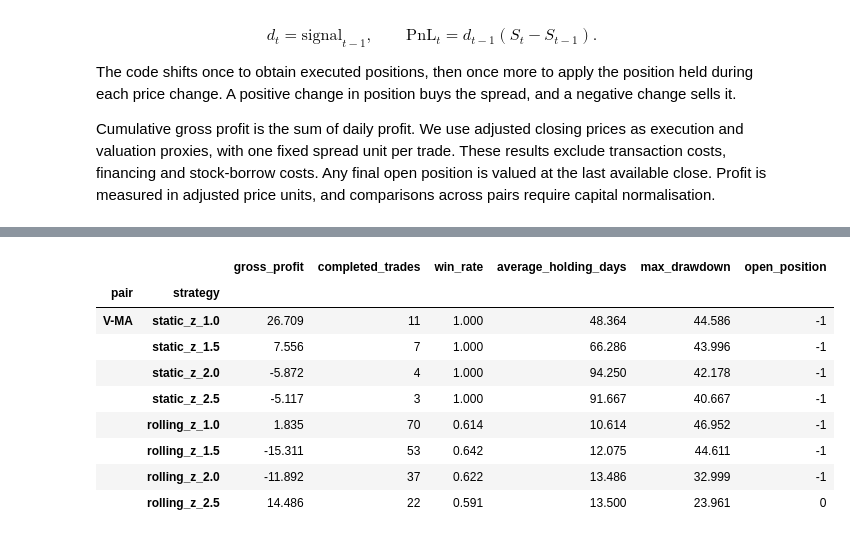
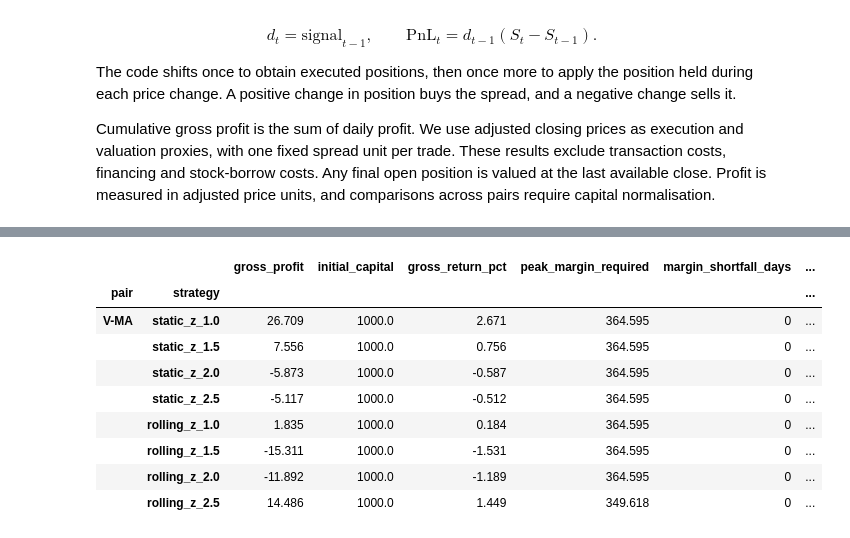
Before and after one commit to zezart05/autumn2026-tic, a Jupyter notebook: Static beta configuration.ipynb, the cells around one changed output, grey strips where cells are left out. Cells and saved outputs as stored; diff of their text form; code cells hidden in the pictures.

Commit message:
Revised profitability

```diff
--- a/Static beta configuration.ipynb
+++ b/Static beta configuration.ipynb
@@ -575,11 +575,3 @@ for pair, signals in trading_signals.items():
     trade_orders[pair] = orders
     daily_pnl[pair] = pnl
     cumulative_pnl[pair] = pnl.cumsum()
-
-    cumulative_pnl[pair].plot(
-        figsize=(14, 5), title=f"{pair[0]}-{pair[1]}: cumulative gross profit"
-    )
-    plt.ylabel("Gross profit per spread unit")
-    plt.xlabel("Date")
-    plt.axhline(0, color="grey", linestyle="--")
-    plt.show()
@@ -596,10 +592,21 @@ All profits and drawdowns are per spread unit. Compare thresholds within each pa
 # %%
+# Hypothetical account funding and margin assumptions, per strategy.
+initial_capital = 1000.0
+long_margin_rate = 0.5
+short_margin_rate = 0.5
+if initial_capital <= 0 or not np.isfinite(initial_capital):
+    raise ValueError("initial_capital must be finite and positive")
+if not all(np.isfinite(rate) and 0 <= rate <= 1 for rate in [long_margin_rate, short_margin_rate]):
+    raise ValueError("Margin rates must be finite and between 0 and 1")
+
 trades = []
 performance_rows = []
 
 for pair, positions in executed_positions.items():
     pair_name = f"{pair[0]}-{pair[1]}"
     spread = test_scores[pair]["spread"]
+    beta = coefficients.loc[pair_name, "beta"]
+    prices = pair_data[pair]["test"].loc[positions.index]
 
     for strategy in positions.columns:
         entry = None
@@ -628,11 +635,22 @@ for pair, positions in executed_positions.items():
                 direction = 0
 
         equity = cumulative_pnl[pair][strategy]
+        account_equity = initial_capital + equity
+        # Signed market values handle either direction and either sign of beta.
+        value_a = positions[strategy] * prices[pair[0]]
+        value_b = -positions[strategy] * beta * prices[pair[1]]
+        long_value = value_a.clip(lower=0) + value_b.clip(lower=0)
+        short_value = -value_a.clip(upper=0) - value_b.clip(upper=0)
+        margin_required = long_margin_rate * long_value + short_margin_rate * short_value
         peak = equity.cummax().clip(lower=0)
         performance_rows.append({
             "pair": pair_name,
             "strategy": strategy,
             "gross_profit": daily_pnl[pair][strategy].sum(),
+            "initial_capital": initial_capital,
+            "gross_return_pct": 100 * equity.iloc[-1] / initial_capital,
+            "peak_margin_required": margin_required.max(),
+            "margin_shortfall_days": int((account_equity < margin_required).sum()),
             "completed_trades": len(completed_profits),
             "win_rate": np.mean(np.array(completed_profits) > 0) if completed_profits else np.nan,
             "average_holding_days": np.mean(holding_days) if holding_days else np.nan,
@@ -644,8 +662,47 @@ trade_log = pd.DataFrame(trades, columns=[
     "pair", "strategy", "entry", "exit", "direction", "holding_days", "gross_profit"
 ])
 performance = pd.DataFrame(performance_rows, columns=[
-    "pair", "strategy", "gross_profit", "completed_trades", "win_rate",
+    "pair", "strategy", "gross_profit", "initial_capital", "gross_return_pct",
+    "peak_margin_required", "margin_shortfall_days",
+    "completed_trades", "win_rate",
     "average_holding_days", "max_drawdown", "open_position"
 ]).set_index(["pair", "strategy"])
+
+for pair, profit in cumulative_pnl.items():
+    returns_pct = 100 * profit / initial_capital
+    account_value = initial_capital + profit
+    account_peak = account_value.cummax().clip(lower=initial_capital)
+    drawdown_pct = 100 * (account_value / account_peak - 1)
+    fig, axes = plt.subplots(
+        2, 2, figsize=(14, 8), sharex=True, sharey="row",
+        gridspec_kw={"height_ratios": [2, 1]}, constrained_layout=True,
+    )
+    fig.suptitle(
+        f"{pair[0]}-{pair[1]} | Gross performance on a ${initial_capital:,.0f} deposit"
+    )
+    colours = plt.get_cmap("tab10").colors
+    for column, (score_type, title) in enumerate([
+        ("static_z", "Static z-score"), ("rolling_z", "Rolling z-score")
+    ]):
+        for index, threshold in enumerate(thresholds):
+            strategy = f"{score_type}_{threshold}"
+            returns_pct[strategy].plot(
+                ax=axes[0, column], color=colours[index % len(colours)],
+                label=f"Entry threshold {threshold:g}", linewidth=1.5,
+            )
+            drawdown_pct[strategy].plot(
+                ax=axes[1, column], color=colours[index % len(colours)],
+                linewidth=1.2,
+            )
+        axes[0, column].set_title(title)
+        axes[0, column].legend(loc="best", frameon=False)
+        axes[1, column].set_xlabel("Date")
+        for ax in axes[:, column]:
+            ax.axhline(0, color="grey", linestyle="--", linewidth=0.8)
+            ax.grid(alpha=0.2)
+    axes[0, 0].set_ylabel("Cumulative gross return (%)")
+    axes[1, 0].set_ylabel("Account drawdown (%)")
+    plt.show()
+
 performance.round(3)
 # %% [output]
@@ -652,10 +710,10 @@ performance.round(3)
-|  |  | gross_profit | completed_trades | win_rate | average_holding_days | max_drawdown | open_position |
-| pair | strategy |  |  |  |  |  |  |
-| V-MA | static_z_1.0 | 26.709 | 11 | 1.000 | 48.364 | 44.586 | -1 |
-|  | static_z_1.5 | 7.556 | 7 | 1.000 | 66.286 | 43.996 | -1 |
-|  | static_z_2.0 | -5.872 | 4 | 1.000 | 94.250 | 42.178 | -1 |
-|  | static_z_2.5 | -5.117 | 3 | 1.000 | 91.667 | 40.667 | -1 |
-|  | rolling_z_1.0 | 1.835 | 70 | 0.614 | 10.614 | 46.952 | -1 |
-|  | rolling_z_1.5 | -15.311 | 53 | 0.642 | 12.075 | 44.611 | -1 |
-|  | rolling_z_2.0 | -11.892 | 37 | 0.622 | 13.486 | 32.999 | -1 |
-|  | rolling_z_2.5 | 14.486 | 22 | 0.591 | 13.500 | 23.961 | 0 |
+|  |  | gross_profit | initial_capital | gross_return_pct | peak_margin_required | margin_shortfall_days | ... |
+| pair | strategy |  |  |  |  |  | ... |
+| V-MA | static_z_1.0 | 26.709 | 1000.0 | 2.671 | 364.595 | 0 | ... |
+|  | static_z_1.5 | 7.556 | 1000.0 | 0.756 | 364.595 | 0 | ... |
+|  | static_z_2.0 | -5.873 | 1000.0 | -0.587 | 364.595 | 0 | ... |
+|  | static_z_2.5 | -5.117 | 1000.0 | -0.512 | 364.595 | 0 | ... |
+|  | rolling_z_1.0 | 1.835 | 1000.0 | 0.184 | 364.595 | 0 | ... |
+|  | rolling_z_1.5 | -15.311 | 1000.0 | -1.531 | 364.595 | 0 | ... |
+|  | rolling_z_2.0 | -11.892 | 1000.0 | -1.189 | 364.595 | 0 | ... |
+|  | rolling_z_2.5 | 14.486 | 1000.0 | 1.449 | 349.618 | 0 | ... |
```
Also changed, not shown: parts of 8 cells of this notebook.
